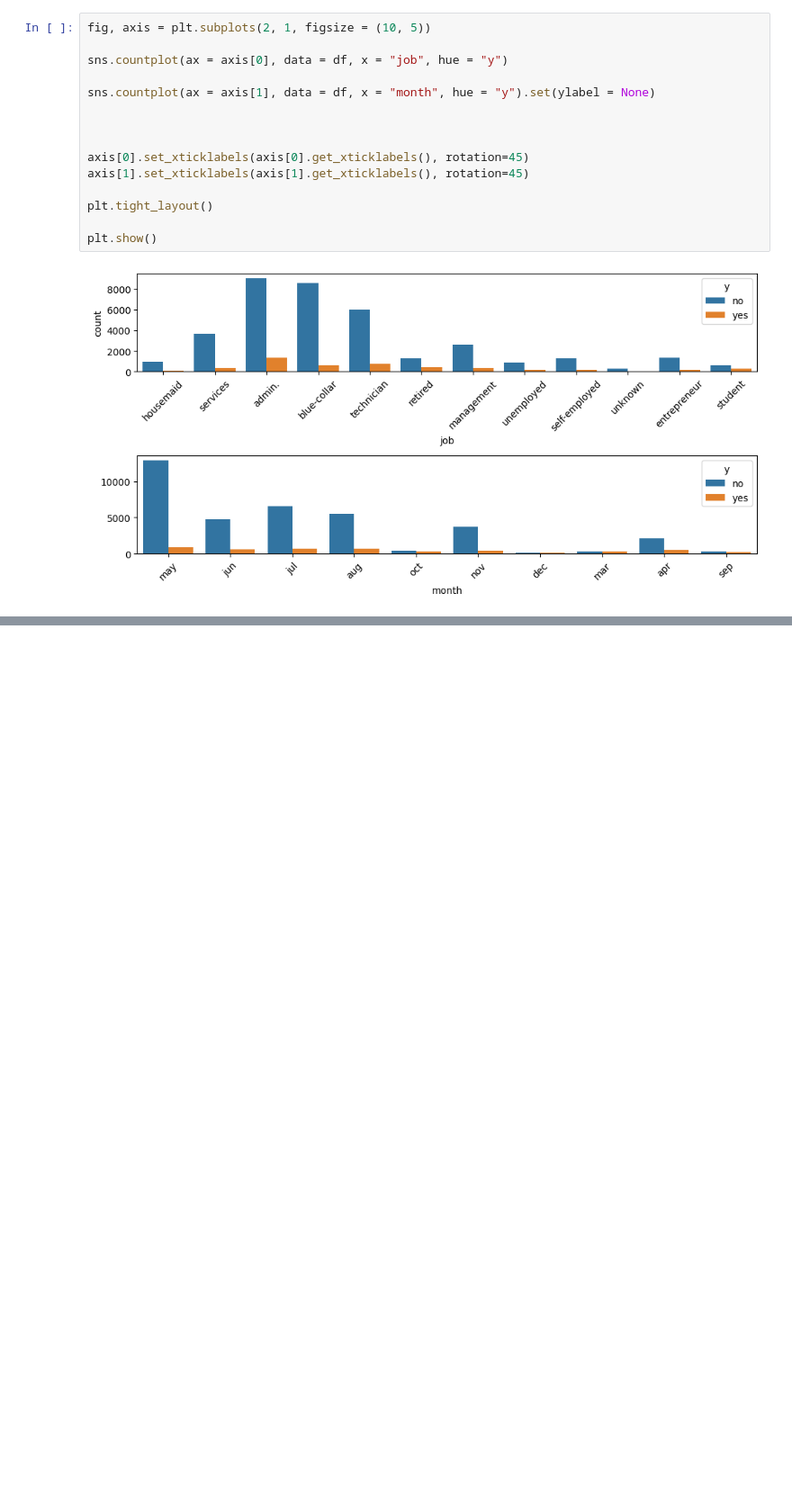
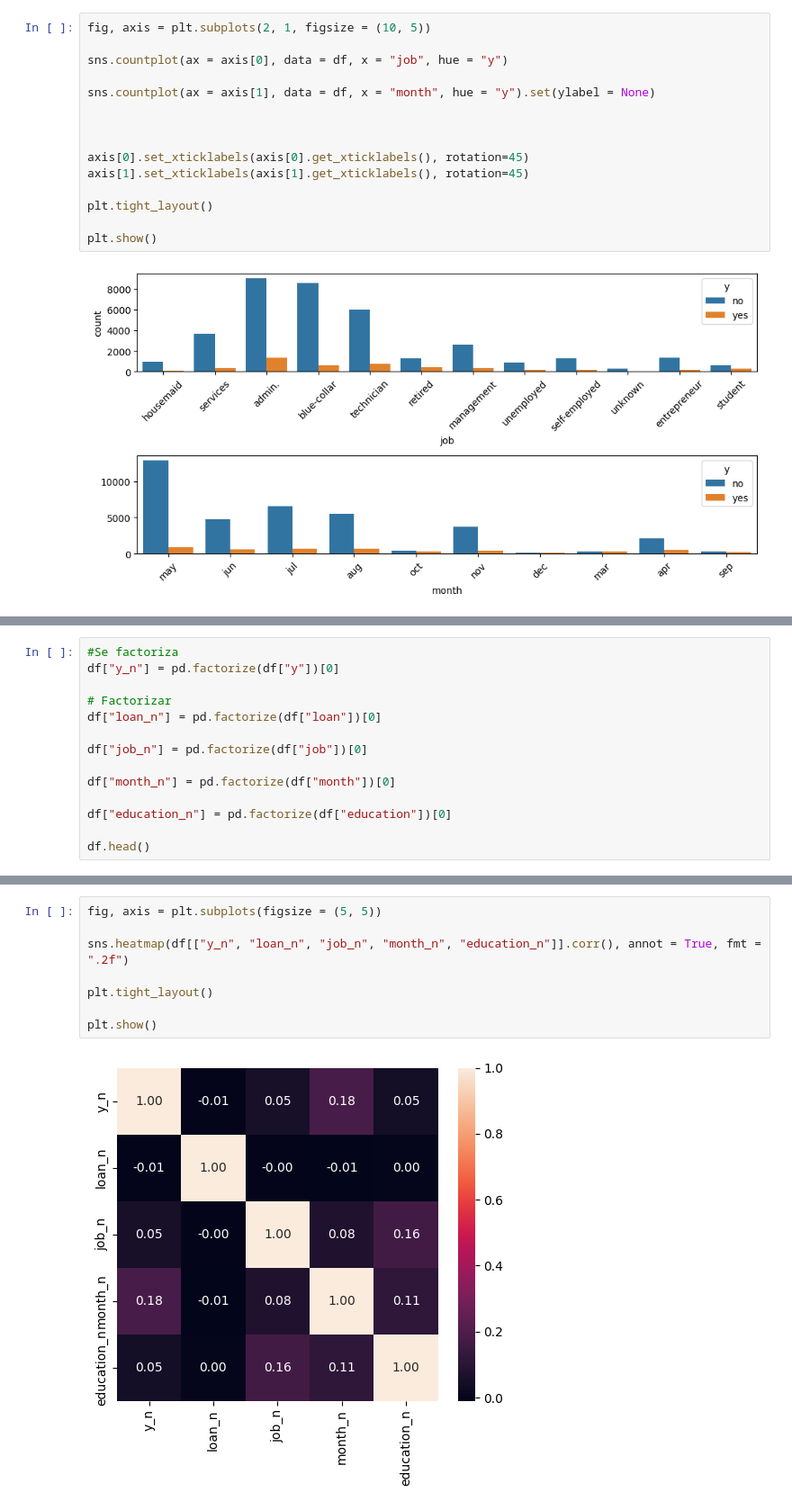
Before and after one commit to 4GeeksAcademy/machine-learning-python-template_regresion_logistica_melissahm, a Jupyter notebook: src/explore.ipynb, the cells around one changed output, grey strips where cells are left out. Shown at 90% size. Drawn from its saved outputs; the diff is of its cells as text; blank space fills up the shorter version.

```diff
--- a/src/explore.ipynb
+++ b/src/explore.ipynb
@@ -506,0 +540,14 @@ plt.show()
+# %%
+#Se factoriza
+df["y_n"] = pd.factorize(df["y"])[0]
+
+# Factorizar
+df["loan_n"] = pd.factorize(df["loan"])[0]
+
+df["job_n"] = pd.factorize(df["job"])[0]
+
+df["month_n"] = pd.factorize(df["month"])[0]
+
+df["education_n"] = pd.factorize(df["education"])[0]
+
+df.head()
@@ -506,0 +562,10 @@ plt.show()
+# %%
+fig, axis = plt.subplots(figsize = (5, 5))
+
+sns.heatmap(df[["y_n", "loan_n", "job_n", "month_n", "education_n"]].corr(), annot = True, fmt = ".2f")
+
+plt.tight_layout()
+
+plt.show()
+# %% [output]
+[figure, added]
```
Also changed, not shown: parts of 22 cells of this notebook.
